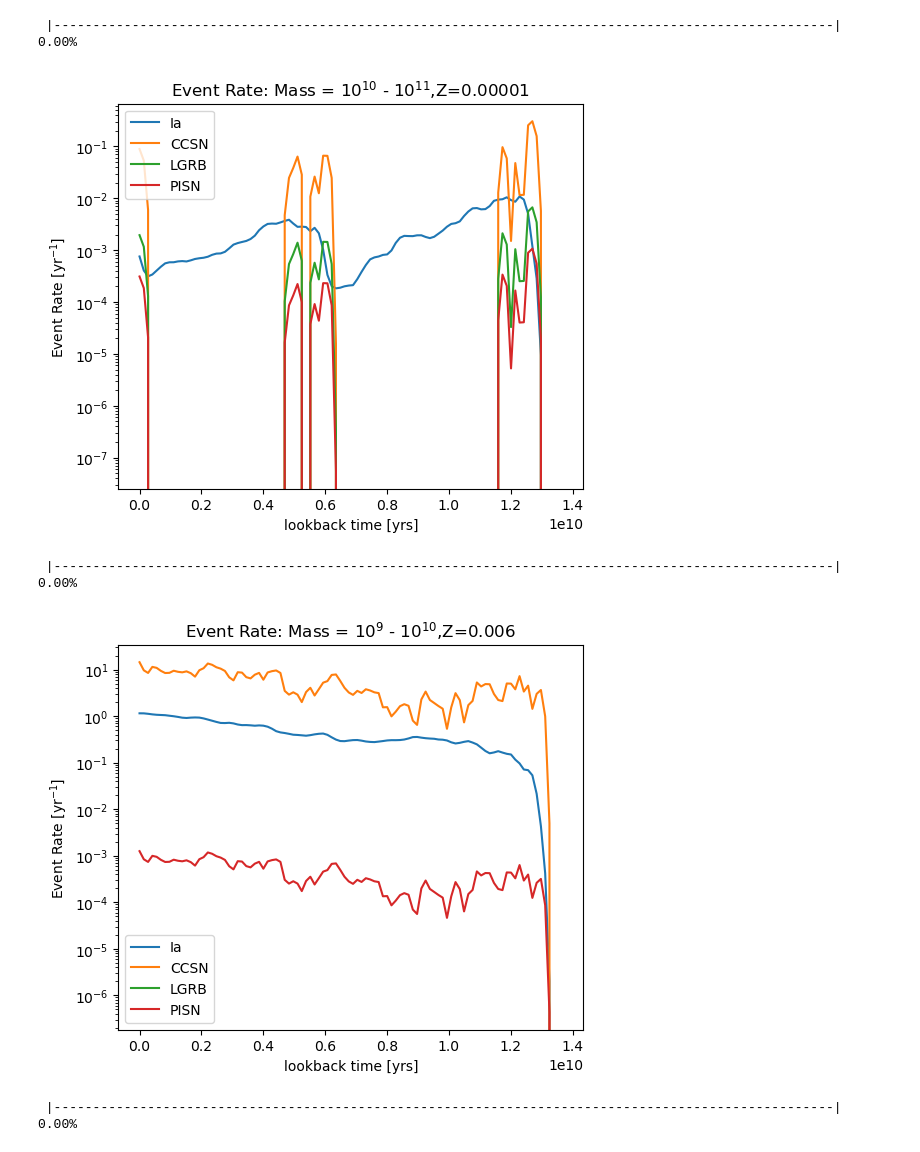
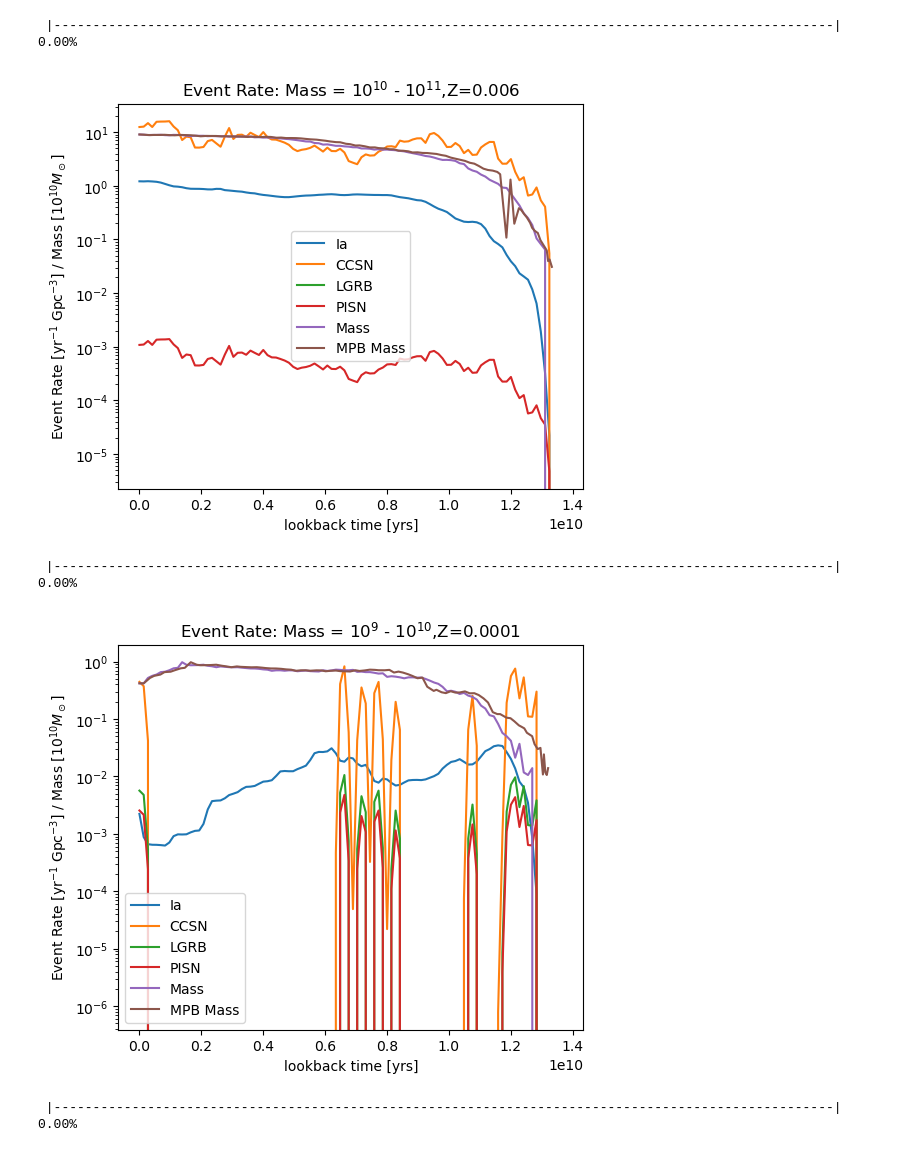
Before and after one commit to NicholaCharlton/Y4_Project, a Jupyter notebook: Nichola/Galaxy Evolution/Transient Event Rates per Galaxy.ipynb, the cells around one changed output. Drawn from its saved outputs; the diff is of its cells as text; code cells hidden in the pictures.

```diff
--- a/Nichola/Galaxy Evolution/Transient Event Rates per Galaxy.ipynb
+++ b/Nichola/Galaxy Evolution/Transient Event Rates per Galaxy.ipynb
@@ -164,0 +222,2 @@ edges3 = edges3[:-1]
+# %%
+met_index = 12
@@ -253,13 +374,13 @@ edges5 = edges5[:-1]
 # %%
 # plotting data for mass5 group
 
-met_index = 0
-
 fig = plt.figure(figsize=(6,5))
-plt.plot(edges5,  out5[:,0][met_index], label='Ia')
-plt.plot(edges5,  out5[:,1:5][met_index].sum(axis=0), label='CCSN')
-plt.plot(edges5,  out5[:,5][met_index], label='LGRB')
-plt.plot(edges5,  out5[:,6][met_index], label='PISN')
+plt.plot(edges5, out5[:,0][met_index], label='Ia')
+plt.plot(edges5, out5[:,1:5][met_index].sum(axis=0), label='CCSN')
+plt.plot(edges5, out5[:,5][met_index], label='LGRB')
+plt.plot(edges5, out5[:,6][met_index], label='PISN')
+plt.plot(edges5, mass5[met_index], label='Mass')
+plt.plot(mass_lookback_time5, mpb_mass5, label='MPB Mass')
 #plt.plot(edges5,  np.sum(out5[:,0], axis=0), label='Ia')
 #plt.plot(edges5,  np.sum(out5[:,1:5], axis=0).sum(axis=0), label='CCSN')
 #plt.plot(edges5,  np.sum(out5[:,5], axis=0), label='LGRB')
@@ -268,13 +389,13 @@ plt.plot(edges5,  out5[:,6][met_index], label='PISN')
 plt.yscale('log')
 #plt.ylim(1e0, 1e6)
 plt.xlabel('lookback time [yrs]')
-plt.ylabel(r"Event Rate [yr$^{-1}$]")
+plt.ylabel(r"Event Rate [yr$^{-1}$ Gpc$^{-3}$] / Mass [$10^{10} M_\odot$]")
 plt.title(r"Event Rate: Mass = 10$^{10}$ - 10$^{11}$,"+met_indicies[met_index])
 #plt.title(r"Event Rate (summed over metallicity)")
 plt.legend()
 plt.show()
 # %% [output]
-[figure, old version]
+[figure, new version]
 # %%
 SFR6 = []
 with open('./mass6_specific_met.txt', newline='') as csvfile:
@@ -294,31 +415,56 @@ out6 = out6[0]
 edges6 = edges6[:-1]
 # %% [output]
  |----------------------------------------------------------------------------------------------------| 0.00%
+# %%
+mass = []
+with open('./mass6.txt', newline='') as csvfile:
+    reader = csv.reader(csvfile, delimiter=',')
+    for row in reader:
+        mass.append(row)
+mass6 = [[], [], [], [], [], [], [], [], [], [], [], [], []]
+for subhalo in range(len(mass)):
+    mass6[subhalo] = [float(num) for num in mass[subhalo]]
+for index in range(len(mass6)):
+    mass6[index] = np.array(mass6[index][::-1])
+# %%
+met_index = 1
+# %%
+sub_id_list = [883592, 781365, 293494, 646020, 754341, 583925, 661222, 590879, 594477, 483116, 408083, 468591, 294527]
+sub_id = subhalos['results'][sub_id_list[met_index]]['id']  # subhalo ID of the subhalo with index [num] in snapshot 99
+subhalo = get(subhalos['results'][sub_id]['url'])  # retrieves all information for subhalo of index [sub_id]
+mpb = get(subhalo['trees']['sublink_mpb'])  # main progenitor branch for this subhalo
+with h5py.File(mpb,'r') as f:
+    mpb_mass6 = f['SubhaloMass'][:]  # in order starting with z=0 (snap 99) to z=15 (snap 1), units 10^10 M_sun
+    snapnums6 = f['SnapNum'][:]
+redshifts6 = []
+for snapnum in snapnums6:
+    redshifts6.append(il.groupcat.loadHeader('./sims.TNG/TNG100-1/output/', snapnum)['Redshift'])
+mass_lookback_time6 = calc_LB(redshifts6, omega_M, omega_L, h)
 # %%
 # plotting data for mass6 group
 
-met_index = 6
-
 fig = plt.figure(figsize=(6,5))
-plt.plot(edges6,  out6[:,0][met_index], label='Ia')
-plt.plot(edges6,  out6[:,1:5][met_index].sum(axis=0), label='CCSN')
-plt.plot(edges6,  out6[:,5][met_index], label='LGRB')
-plt.plot(edges6,  out6[:,6][met_index], label='PISN')
+plt.plot(edges6, out6[:,0][met_index], label='Ia')
+plt.plot(edges6, out6[:,1:5][met_index].sum(axis=0), label='CCSN')
+plt.plot(edges6, out6[:,5][met_index], label='LGRB')
+plt.plot(edges6, out6[:,6][met_index], label='PISN')
+plt.plot(edges6, mass6[met_index], label='Mass')
+plt.plot(mass_lookback_time6, mpb_mass6, label='MPB Mass')
 #plt.plot(edges6,  np.sum(out6[:,0], axis=0), label='Ia')
 #plt.plot(edges6,  np.sum(out6[:,1:5], axis=0).sum(axis=0), label='CCSN')
 #plt.plot(edges6,  np.sum(out6[:,5], axis=0), label='LGRB')
 #plt.plot(edges6,  np.sum(out6[:,6], axis=0), label='PISN')
 
 plt.yscale('log')
 #plt.ylim(1e0, 1e6)
 plt.xlabel('lookback time [yrs]')
-plt.ylabel(r"Event Rate [yr$^{-1}$]")
+plt.ylabel(r"Event Rate [yr$^{-1}$ Gpc$^{-3}$] / Mass [$10^{10} M_\odot$]")
 plt.title(r"Event Rate: Mass = 10$^{9}$ - 10$^{10}$,"+met_indicies[met_index])
 #plt.title(r"Event Rate (summed over metallicity)")
 plt.legend()
 plt.show()
 # %% [output]
-[figure, old version]
+[figure, new version]
 # %%
 SFR7 = []
 with open('./mass7_specific_met.txt', newline='') as csvfile:
```
Also changed, not shown: parts of 29 cells of this notebook.
